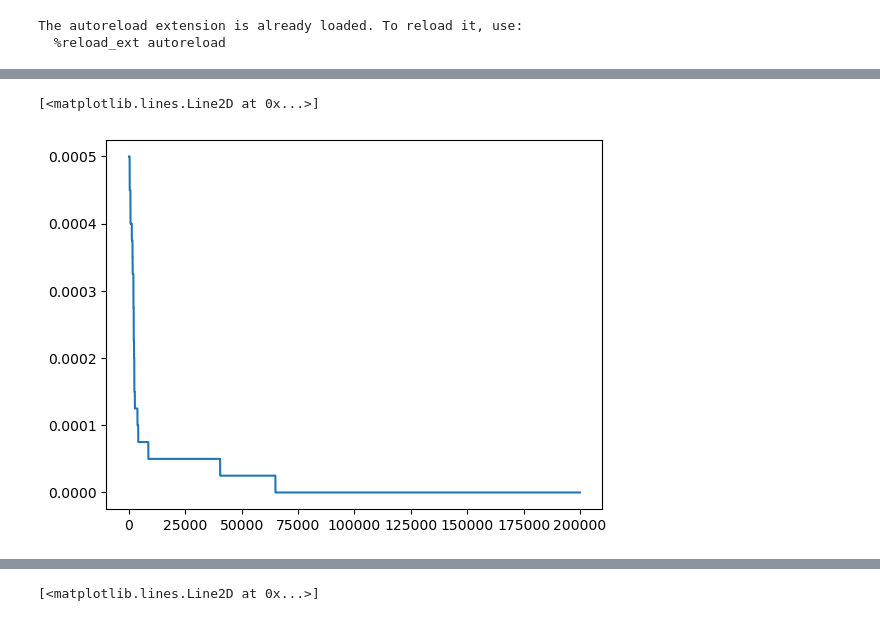
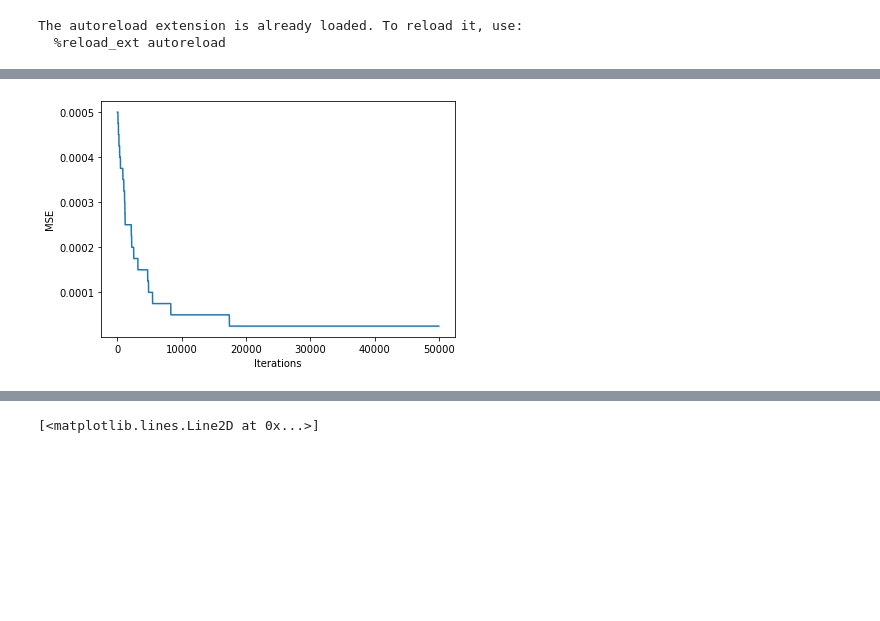
Before and after one commit to michelelupini/MC-project, a Jupyter notebook: main.ipynb, the cells around one changed output, grey strips where cells are left out. Cells and saved outputs as stored; diff of their text form; code cells hidden in the pictures; blank space fills up the shorter version.

```diff
--- a/main.ipynb
+++ b/main.ipynb
@@ -58,5 +79,9 @@ plt.plot(m_values, losses_with_different_m) # always changes
 # %%
-plt.plot(get_sampling_losses_fixed_ones(iterations, 0.5, m, d, s))
+plt.plot(get_sampling_losses_fixed_ones(iterations, 0.1, m, d, s))
+plt.ylabel('MSE')
+plt.xlabel('Iterations')
+plt.tight_layout()
+
+plt.savefig('MSE_fixed_ones.jpg')
 # %% [output]
-[<matplotlib.lines.Line2D at 0x...>]
-[figure, old version]
+[figure, new version]
```
Also changed, not shown: parts of 5 cells of this notebook, 6 other files.
